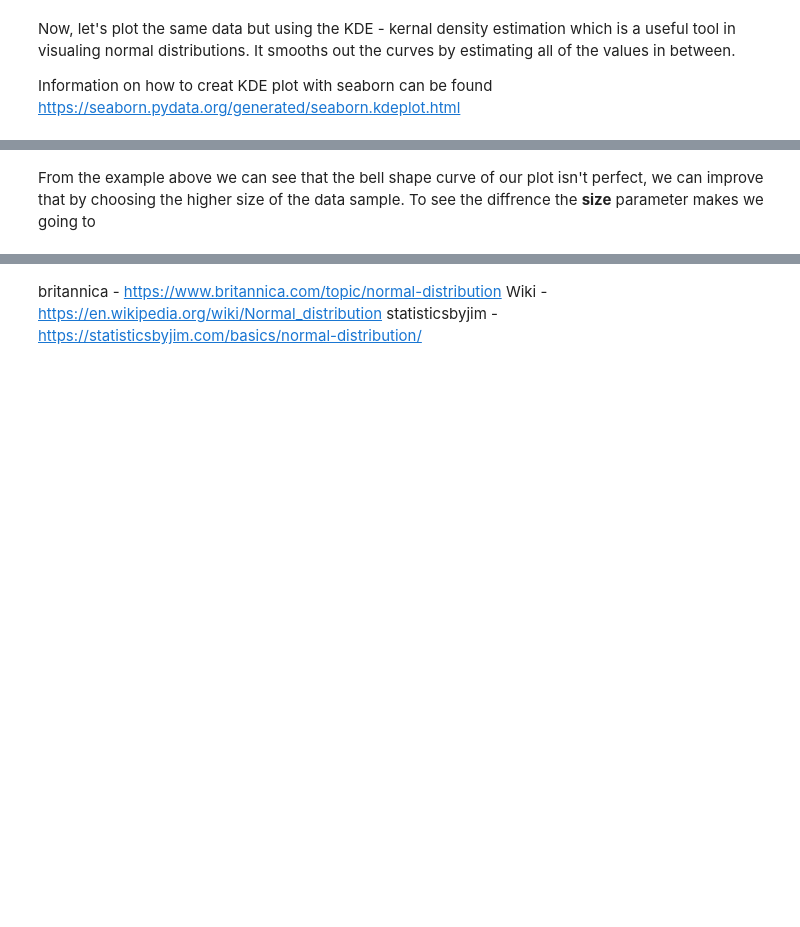
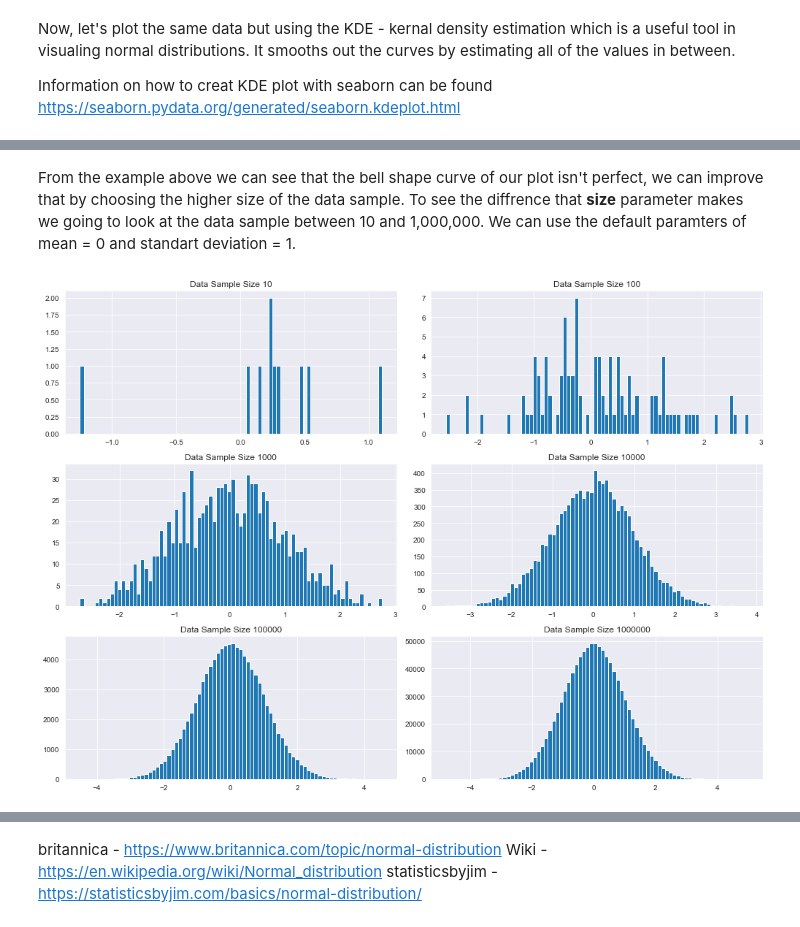
Before and after one commit to angelinka/numpy_assignment, a Jupyter notebook: numPy.ipynb, the cells around one changed output, grey strips where cells are left out. Saved outputs shown, nothing was run; the diff lists cells and outputs as text; code cells hidden in the pictures; blank space fills up the shorter version.

Commit message:
Normal distribution changing parameters. Empirical rule

```diff
--- a/numPy.ipynb
+++ b/numPy.ipynb
@@ -313,2 +313,30 @@ Text(0.5, 1.0, 'Normal Distribution with KDE')
 # %% [markdown]
-From the example above we can see that the bell shape curve of our plot isn't perfect, we can improve that by choosing the higher size of the data sample. To see the diffrence the **size** parameter makes we going to
+From the example above we can see that the bell shape curve of our plot isn't perfect, we can improve that by choosing the higher size of the data sample. To see the diffrence that **size** parameter makes we going to look at the data sample between 10 and 1,000,000. We can use the default paramters of mean = 0 and standart deviation = 1.
+# %%
+a = rng.standard_normal(10)
+b = rng.standard_normal(100)
+c = rng.standard_normal(1000)
+d = rng.standard_normal(10000)
+e = rng.standard_normal(100000)
+f = rng.standard_normal(1000000)
+# %%
+# creating 3 rows and 2 columns of plots
+fig, axs = plt.subplots(3,2,figsize=(14,10))
+# axs[0,0] etc. specifies location of the plot on the grid,
+# we can select the number of bins to see more detailed distribution
+axs[0,0].hist(a, bins=80)
+axs[0,0].set_title('Data Sample Size 10')
+axs[0,1].hist(b, bins=80)
+axs[0,1].set_title('Data Sample Size 100')
+axs[1,0].hist(c, bins=80)
+axs[1,0].set_title('Data Sample Size 1000')
+axs[1,1].hist(d, bins=80)
+axs[1,1].set_title('Data Sample Size 10000')
+axs[2,0].hist(e, bins=80)
+axs[2,0].set_title('Data Sample Size 100000')
+axs[2,1].hist(f, bins=80)
+axs[2,1].set_title('Data Sample Size 1000000')
+# creates space between each of the subplots
+fig.tight_layout()
+# %% [output]
+[figure, added]
```
Also changed, not shown: parts of 24 cells of this notebook.
